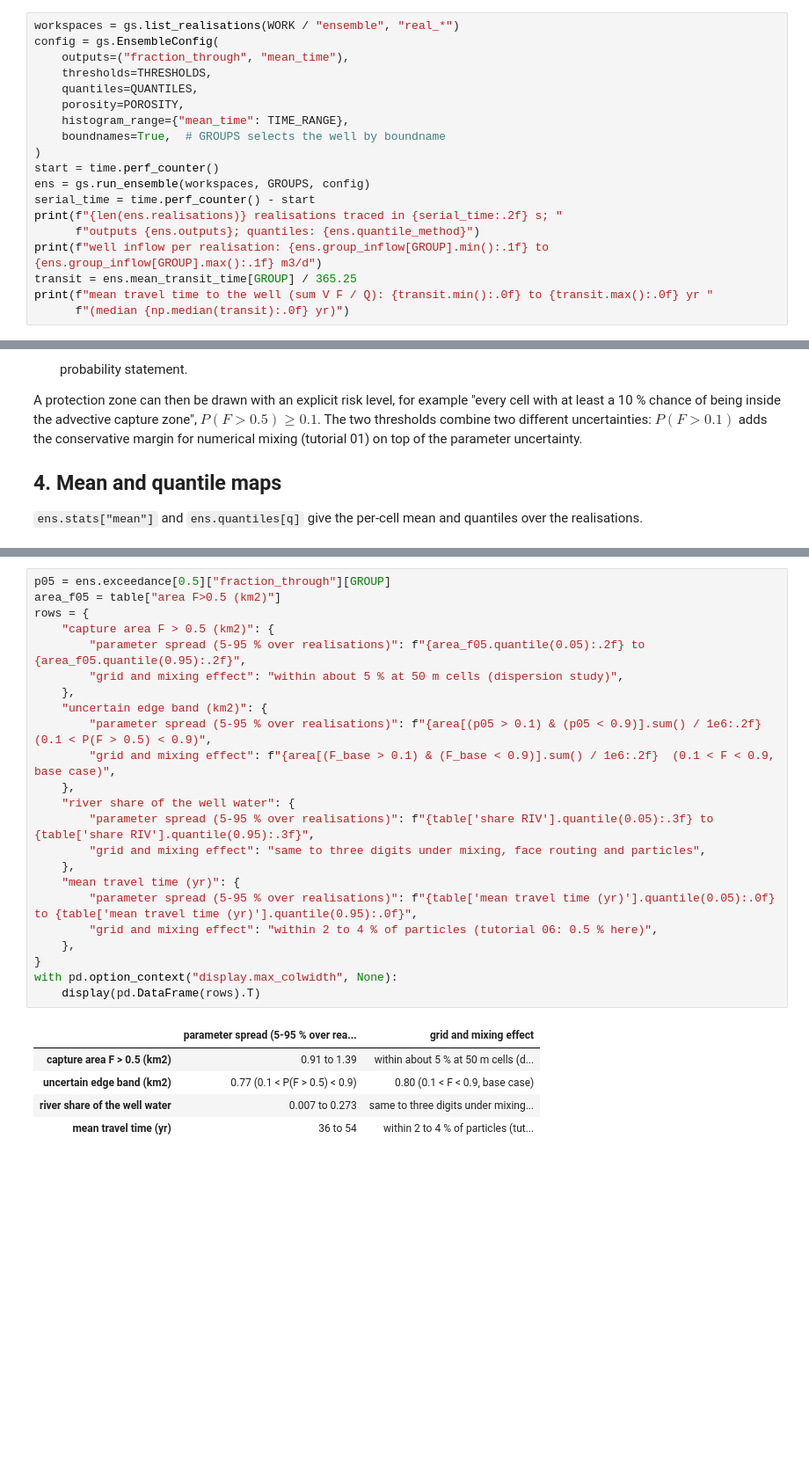
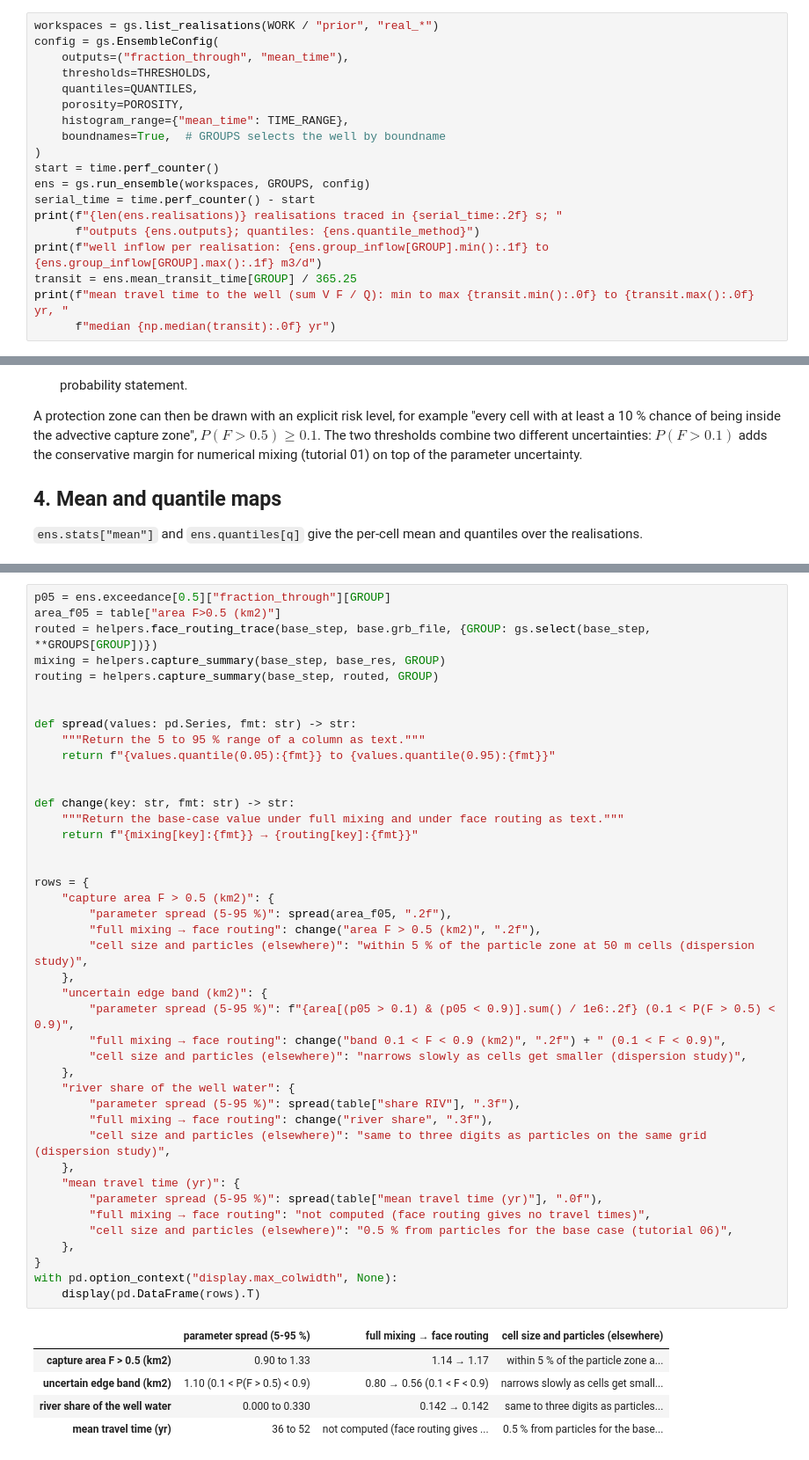
Before and after one commit to rhugman/gw-source, a Jupyter notebook: tutorials/09_ensembles/09_ensembles.ipynb, the cells around one changed output, grey strips where cells are left out. Shown at 88% size. Drawn from its saved outputs; the diff is of its cells as text; blank space fills up the shorter version.

```diff
--- a/tutorials/09_ensembles/09_ensembles.ipynb
+++ b/tutorials/09_ensembles/09_ensembles.ipynb
@@ -105,5 +137,5 @@ The well is selected by its boundname. Boundnames are not in the budget file, so
 # %%
-workspaces = gs.list_realisations(WORK / "ensemble", "real_*")
+workspaces = gs.list_realisations(WORK / "prior", "real_*")
 config = gs.EnsembleConfig(
     outputs=("fraction_through", "mean_time"),
     thresholds=THRESHOLDS,
@@ -119,6 +151,6 @@ print(f"{len(ens.realisations)} realisations traced in {serial_time:.2f} s; "
       f"outputs {ens.outputs}; quantiles: {ens.quantile_method}")
 print(f"well inflow per realisation: {ens.group_inflow[GROUP].min():.1f} to {ens.group_inflow[GROUP].max():.1f} m3/d")
 transit = ens.mean_transit_time[GROUP] / 365.25
-print(f"mean travel time to the well (sum V F / Q): {transit.min():.0f} to {transit.max():.0f} yr "
-      f"(median {np.median(transit):.0f} yr)")
+print(f"mean travel time to the well (sum V F / Q): min to max {transit.min():.0f} to {transit.max():.0f} yr, "
+      f"median {np.median(transit):.0f} yr")
 # %% [output]
@@ -326,29 +370,48 @@ Tutorials 01 and 06 showed that full mixing smears the capture-zone edge over a
 # %%
 p05 = ens.exceedance[0.5]["fraction_through"][GROUP]
 area_f05 = table["area F>0.5 (km2)"]
+routed = helpers.face_routing_trace(base_step, base.grb_file, {GROUP: gs.select(base_step, **GROUPS[GROUP])})
+mixing = helpers.capture_summary(base_step, base_res, GROUP)
+routing = helpers.capture_summary(base_step, routed, GROUP)
+
+
+def spread(values: pd.Series, fmt: str) -> str:
+    """Return the 5 to 95 % range of a column as text."""
+    return f"{values.quantile(0.05):{fmt}} to {values.quantile(0.95):{fmt}}"
+
+
+def change(key: str, fmt: str) -> str:
+    """Return the base-case value under full mixing and under face routing as text."""
+    return f"{mixing[key]:{fmt}} → {routing[key]:{fmt}}"
+
+
 rows = {
     "capture area F > 0.5 (km2)": {
-        "parameter spread (5-95 % over realisations)": f"{area_f05.quantile(0.05):.2f} to {area_f05.quantile(0.95):.2f}",
-        "grid and mixing effect": "within about 5 % at 50 m cells (dispersion study)",
+        "parameter spread (5-95 %)": spread(area_f05, ".2f"),
+        "full mixing → face routing": change("area F > 0.5 (km2)", ".2f"),
+        "cell size and particles (elsewhere)": "within 5 % of the particle zone at 50 m cells (dispersion study)",
     },
     "uncertain edge band (km2)": {
-        "parameter spread (5-95 % over realisations)": f"{area[(p05 > 0.1) & (p05 < 0.9)].sum() / 1e6:.2f}  (0.1 < P(F > 0.5) < 0.9)",
-        "grid and mixing effect": f"{area[(F_base > 0.1) & (F_base < 0.9)].sum() / 1e6:.2f}  (0.1 < F < 0.9, base case)",
+        "parameter spread (5-95 %)": f"{area[(p05 > 0.1) & (p05 < 0.9)].sum() / 1e6:.2f} (0.1 < P(F > 0.5) < 0.9)",
+        "full mixing → face routing": change("band 0.1 < F < 0.9 (km2)", ".2f") + " (0.1 < F < 0.9)",
+        "cell size and particles (elsewhere)": "narrows slowly as cells get smaller (dispersion study)",
     },
     "river share of the well water": {
-        "parameter spread (5-95 % over realisations)": f"{table['share RIV'].quantile(0.05):.3f} to {table['share RIV'].quantile(0.95):.3f}",
-        "grid and mixing effect": "same to three digits under mixing, face routing and particles",
+        "parameter spread (5-95 %)": spread(table["share RIV"], ".3f"),
+        "full mixing → face routing": change("river share", ".3f"),
+        "cell size and particles (elsewhere)": "same to three digits as particles on the same grid (dispersion study)",
     },
     "mean travel time (yr)": {
-        "parameter spread (5-95 % over realisations)": f"{table['mean travel time (yr)'].quantile(0.05):.0f} to {table['mean travel time (yr)'].quantile(0.95):.0f}",
-        "grid and mixing effect": "within 2 to 4 % of particles (tutorial 06: 0.5 % here)",
+        "parameter spread (5-95 %)": spread(table["mean travel time (yr)"], ".0f"),
+        "full mixing → face routing": "not computed (face routing gives no travel times)",
+        "cell size and particles (elsewhere)": "0.5 % from particles for the base case (tutorial 06)",
     },
 }
 with pd.option_context("display.max_colwidth", None):
     display(pd.DataFrame(rows).T)
 # %% [output]
-|  | parameter spread (5-95 % over rea... | grid and mixing effect |
-| capture area F > 0.5 (km2) | 0.91 to 1.39 | within about 5 % at 50 m cells (d... |
-| uncertain edge band (km2) | 0.77 (0.1 < P(F > 0.5) < 0.9) | 0.80 (0.1 < F < 0.9, base case) |
-| river share of the well water | 0.007 to 0.273 | same to three digits under mixing... |
-| mean travel time (yr) | 36 to 54 | within 2 to 4 % of particles (tut... |
+|  | parameter spread (5-95 %) | full mixing → face routing | cell size and particles (elsewhere) |
+| capture area F > 0.5 (km2) | 0.90 to 1.33 | 1.14 → 1.17 | within 5 % of the particle zone a... |
+| uncertain edge band (km2) | 1.10 (0.1 < P(F > 0.5) < 0.9) | 0.80 → 0.56 (0.1 < F < 0.9) | narrows slowly as cells get small... |
+| river share of the well water | 0.000 to 0.330 | 0.142 → 0.142 | same to three digits as particles... |
+| mean travel time (yr) | 36 to 52 | not computed (face routing gives ... | 0.5 % from particles for the base... |
```
Also changed, not shown: parts of 33 cells of this notebook, 43 other files.
